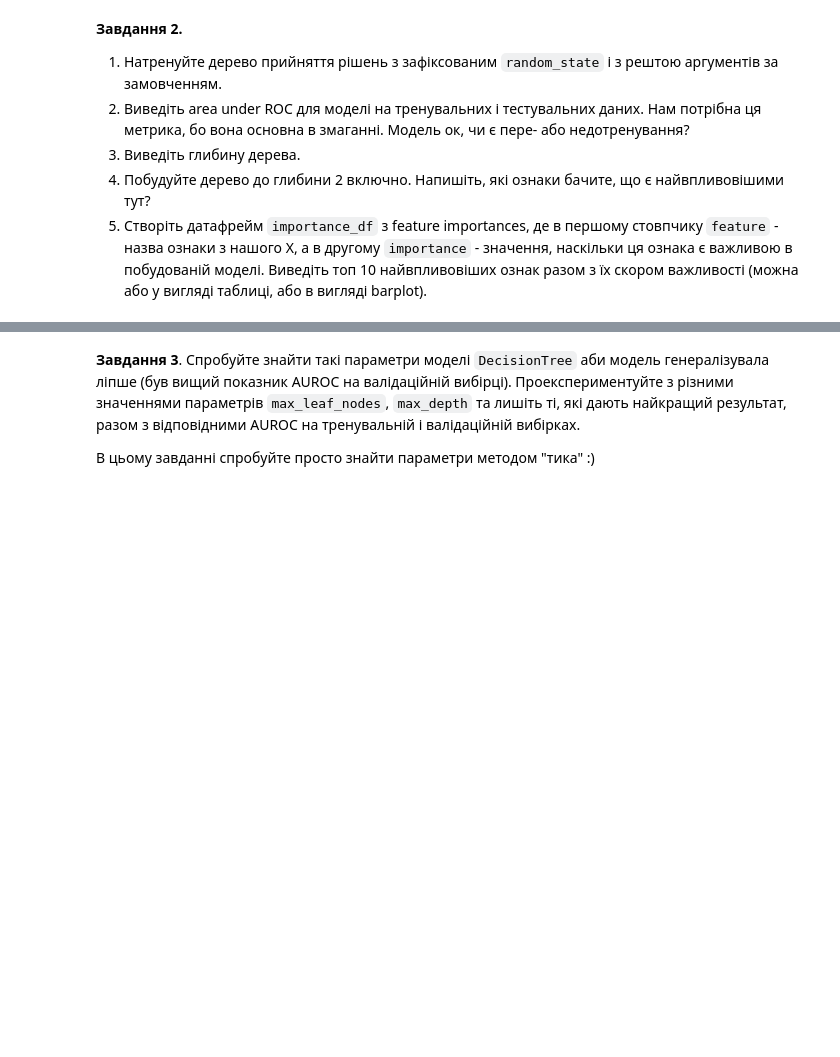
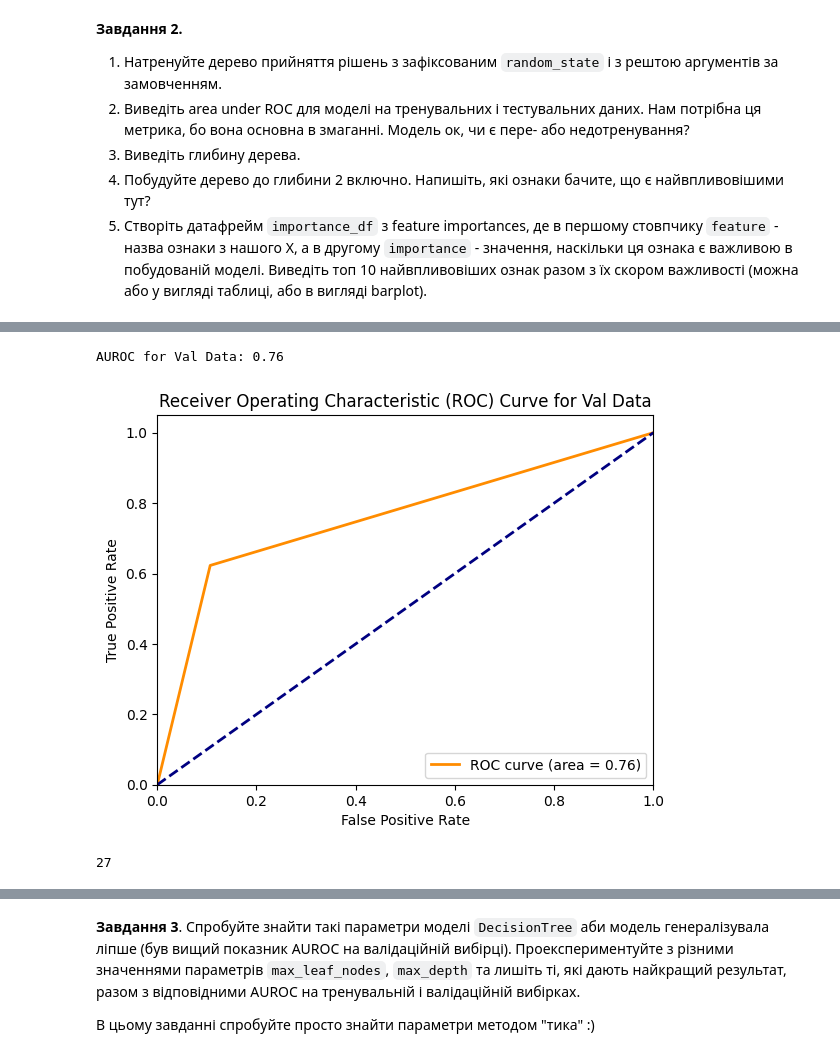
Before and after one commit to YelizavetaP/ml_tasks, a Jupyter notebook: hometasks/2_supervised_learning/2_3_decision_trees/HW_2_10_Дерева_прийняття_рішень.ipynb, the cells around one changed output, grey strips where cells are left out. Saved outputs shown, nothing was run; the diff lists cells and outputs as text; code cells hidden in the pictures; blank space fills up the shorter version.

```diff
--- a/hometasks/2_supervised_learning/2_3_decision_trees/HW_2_10_Дерева_прийняття_рішень.ipynb
+++ b/hometasks/2_supervised_learning/2_3_decision_trees/HW_2_10_Дерева_прийняття_рішень.ipynb
@@ -65,0 +190,10 @@ ValueError: operands could not be broadcast together with shapes (9,) (5,)
+# %%
+count_and_plot_auroc(tree_model, X_val, val_targets, 'Val Data')
+# %% [output]
+AUROC for Val Data: 0.76
+[figure, added]
+# %%
+# 3
+tree_model.get_depth()
+# %% [output]
+27
```
Also changed, not shown: parts of 28 cells of this notebook, 1 other file.
